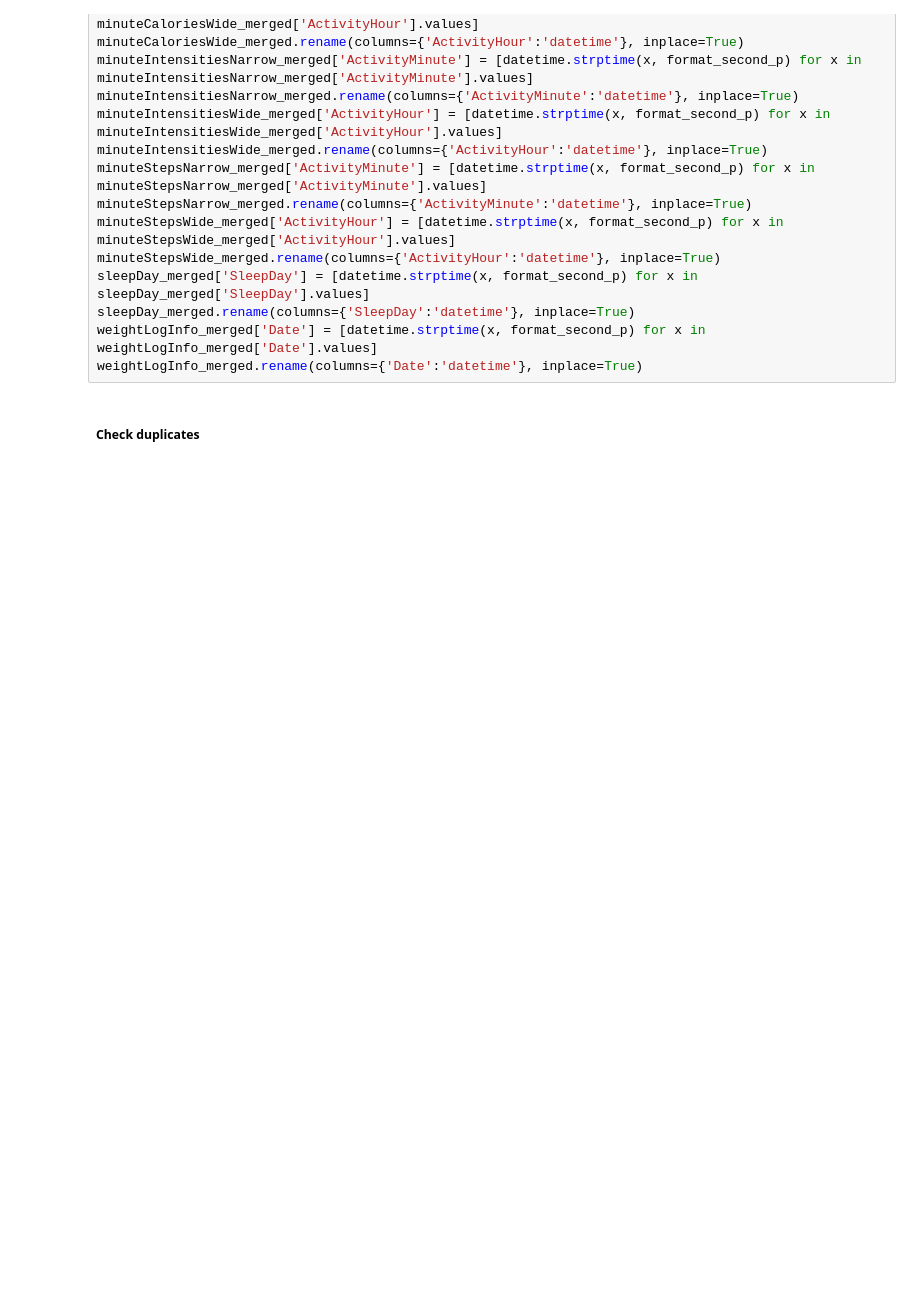
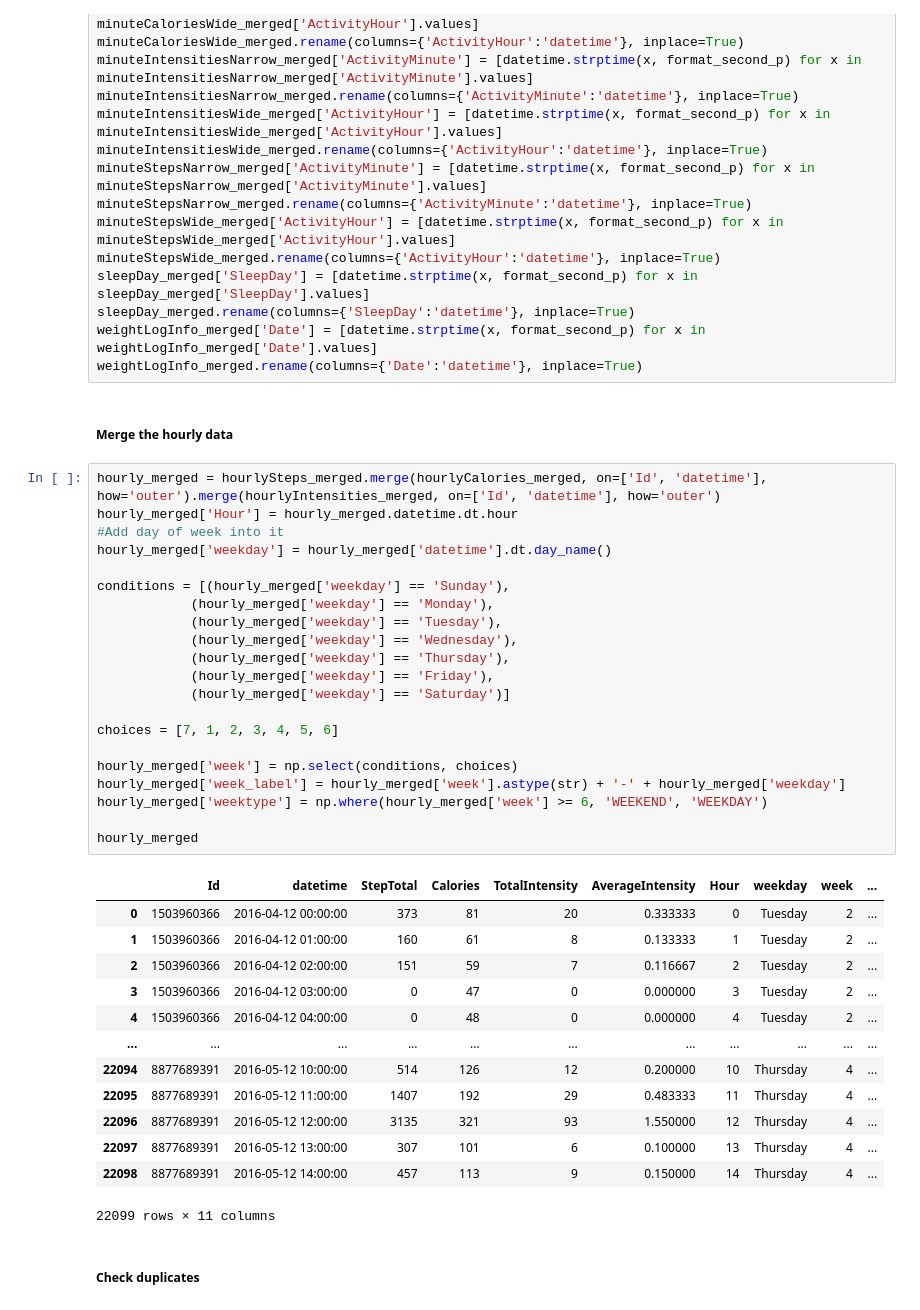
Before and after one commit to mrakelinggar/Google-Data-Analytics-Capstone---Bellabeat, a Jupyter notebook: 1 - Data Checker.ipynb, the cells around one changed output. Drawn from its saved outputs; the diff is of its cells as text; blank space fills up the shorter version.

Commit message:
Update Data Cleaning, Added Hourly Analysis

```diff
--- a/1 - Data Checker.ipynb
+++ b/1 - Data Checker.ipynb
@@ -677,5 +675,42 @@ sleepDay_merged['SleepDay'] = [datetime.strptime(x, format_second_p) for x in sl
 sleepDay_merged.rename(columns={'SleepDay':'datetime'}, inplace=True)
 weightLogInfo_merged['Date'] = [datetime.strptime(x, format_second_p) for x in weightLogInfo_merged['Date'].values]
 weightLogInfo_merged.rename(columns={'Date':'datetime'}, inplace=True)
+# %% [markdown]
+##### Merge the hourly data
+# %%
+hourly_merged = hourlySteps_merged.merge(hourlyCalories_merged, on=['Id', 'datetime'], how='outer').merge(hourlyIntensities_merged, on=['Id', 'datetime'], how='outer')
+hourly_merged['Hour'] = hourly_merged.datetime.dt.hour
+#Add day of week into it
+hourly_merged['weekday'] = hourly_merged['datetime'].dt.day_name()
+
+conditions = [(hourly_merged['weekday'] == 'Sunday'),
+            (hourly_merged['weekday'] == 'Monday'),
+            (hourly_merged['weekday'] == 'Tuesday'),
+            (hourly_merged['weekday'] == 'Wednesday'),
+            (hourly_merged['weekday'] == 'Thursday'),
+            (hourly_merged['weekday'] == 'Friday'),
+            (hourly_merged['weekday'] == 'Saturday')]
+
+choices = [7, 1, 2, 3, 4, 5, 6]
+
+hourly_merged['week'] = np.select(conditions, choices)
+hourly_merged['week_label'] = hourly_merged['week'].astype(str) + '-' + hourly_merged['weekday']
+hourly_merged['weektype'] = np.where(hourly_merged['week'] >= 6, 'WEEKEND', 'WEEKDAY')
+
+hourly_merged
+# %% [output]
+|  | Id | datetime | StepTotal | Calories | TotalIntensity | AverageIntensity | Hour | weekday | week | ... |
+| 0 | 1503960366 | 2016-04-12 00:00:00 | 373 | 81 | 20 | 0.333333 | 0 | Tuesday | 2 | ... |
+| 1 | 1503960366 | 2016-04-12 01:00:00 | 160 | 61 | 8 | 0.133333 | 1 | Tuesday | 2 | ... |
+| 2 | 1503960366 | 2016-04-12 02:00:00 | 151 | 59 | 7 | 0.116667 | 2 | Tuesday | 2 | ... |
+| 3 | 1503960366 | 2016-04-12 03:00:00 | 0 | 47 | 0 | 0.000000 | 3 | Tuesday | 2 | ... |
+| 4 | 1503960366 | 2016-04-12 04:00:00 | 0 | 48 | 0 | 0.000000 | 4 | Tuesday | 2 | ... |
+| ... | ... | ... | ... | ... | ... | ... | ... | ... | ... | ... |
+| 22094 | 8877689391 | 2016-05-12 10:00:00 | 514 | 126 | 12 | 0.200000 | 10 | Thursday | 4 | ... |
+| 22095 | 8877689391 | 2016-05-12 11:00:00 | 1407 | 192 | 29 | 0.483333 | 11 | Thursday | 4 | ... |
+| 22096 | 8877689391 | 2016-05-12 12:00:00 | 3135 | 321 | 93 | 1.550000 | 12 | Thursday | 4 | ... |
+| 22097 | 8877689391 | 2016-05-12 13:00:00 | 307 | 101 | 6 | 0.100000 | 13 | Thursday | 4 | ... |
+| 22098 | 8877689391 | 2016-05-12 14:00:00 | 457 | 113 | 9 | 0.150000 | 14 | Thursday | 4 | ... |
+22099 rows × 11 columns
 # %% [markdown]
 ##### Check duplicates
```
Also changed, not shown: parts of 48 cells of this notebook, 2 other files.
